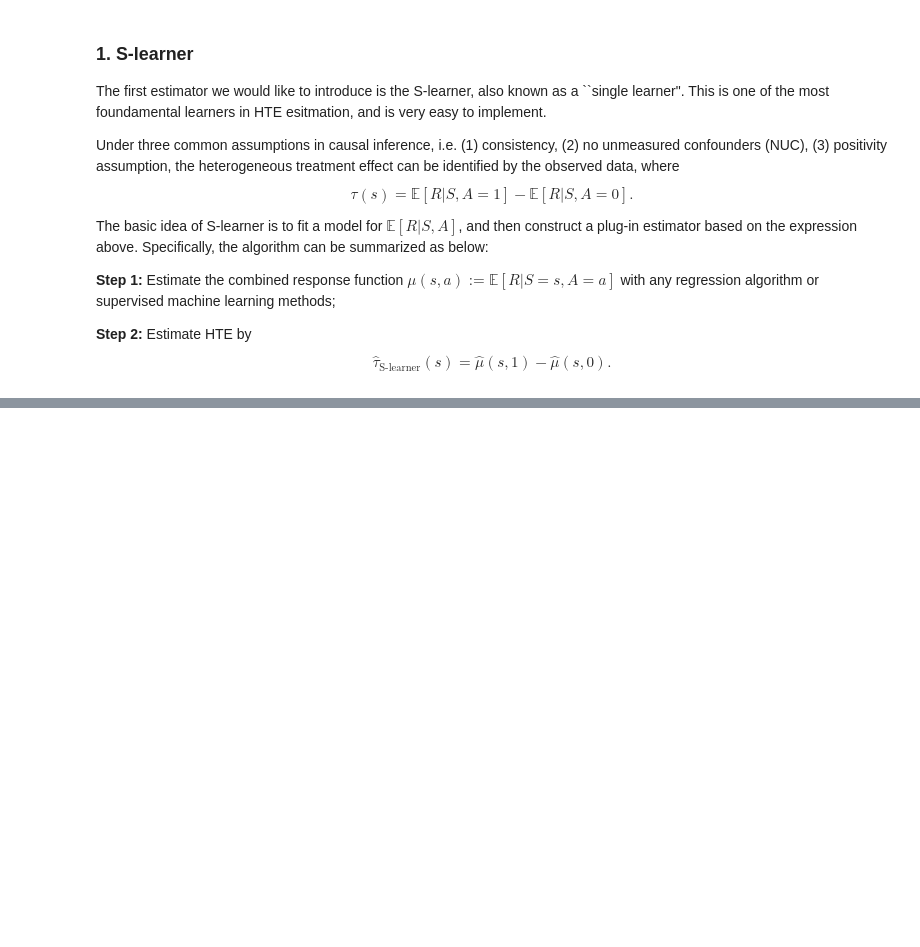
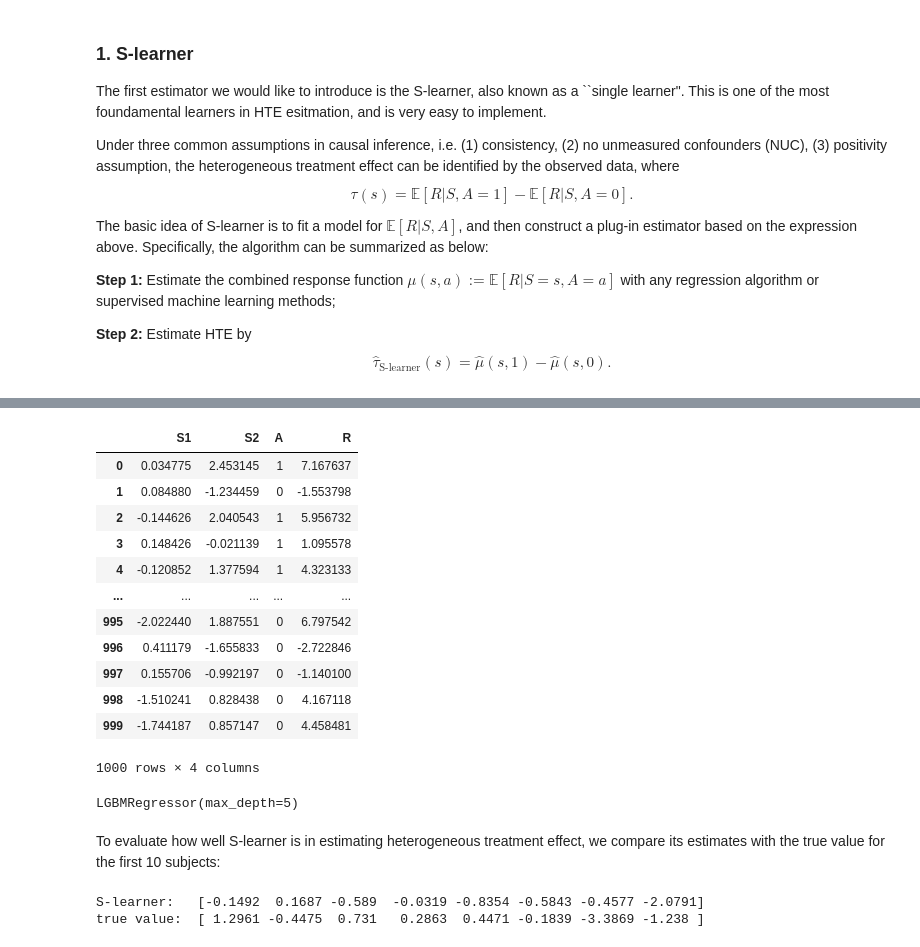
Before and after one commit to CausalDM/Causal-Decision-Making, a Jupyter notebook: _build/jupyter_execute/Causal_Effect_Learning/Scenario 1/HTE.ipynb, the cells around one changed output, grey strips where cells are left out. Drawn from its saved outputs; the diff is of its cells as text; code cells hidden in the pictures; blank space fills up the shorter version.

Commit message:
Update HTE in Causal Effect Learning

```diff
--- a/_build/jupyter_execute/Causal_Effect_Learning/Scenario 1/HTE.ipynb
+++ b/_build/jupyter_execute/Causal_Effect_Learning/Scenario 1/HTE.ipynb
@@ -146,0 +62,27 @@ Q(s,a,\beta) &= \beta_{00}+\beta_{01}*recency+\beta_{02}*history\\
+# %%
+n = 10**3  # sample size in observed data
+n0 = 10**5 # the number of samples used to estimate the true reward distribution by MC
+seed=223
+# %%
+# Get data
+data_behavior = get_data_simulation(n, seed, policy="behavior")
+#data_target = get_data_simulation(n0, seed, policy="target")
+
+# The true expected heterogeneous treatment effect
+HTE_true = get_data_simulation(n, seed, policy="1")['R']-get_data_simulation(n, seed, policy="0")['R']
+# %%
+data_behavior
+# %% [output]
+|  | S1 | S2 | A | R |
+| 0 | 0.034775 | 2.453145 | 1 | 7.167637 |
+| 1 | 0.084880 | -1.234459 | 0 | -1.553798 |
+| 2 | -0.144626 | 2.040543 | 1 | 5.956732 |
+| 3 | 0.148426 | -0.021139 | 1 | 1.095578 |
+| 4 | -0.120852 | 1.377594 | 1 | 4.323133 |
+| ... | ... | ... | ... | ... |
+| 995 | -2.022440 | 1.887551 | 0 | 6.797542 |
+| 996 | 0.411179 | -1.655833 | 0 | -2.722846 |
+| 997 | 0.155706 | -0.992197 | 0 | -1.140100 |
+| 998 | -1.510241 | 0.828438 | 0 | 4.167118 |
+| 999 | -1.744187 | 0.857147 | 0 | 4.458481 |
+1000 rows × 4 columns
@@ -146,0 +91,8 @@ Q(s,a,\beta) &= \beta_{00}+\beta_{01}*recency+\beta_{02}*history\\
+# %%
+# S-learner
+S_learner = LGBMRegressor(max_depth=5)
+#S_learner = LinearRegression()
+#SandA = np.hstack((S.to_numpy(),A.to_numpy().reshape(-1,1)))
+S_learner.fit(SandA, data_behavior['R'])
+# %% [output]
+LGBMRegressor(max_depth=5)
@@ -146,0 +101,8 @@ Q(s,a,\beta) &= \beta_{00}+\beta_{01}*recency+\beta_{02}*history\\
+# %% [markdown]
+To evaluate how well S-learner is in estimating heterogeneous treatment effect, we compare its estimates with the true value for the first 10 subjects:
+# %%
+print("S-learner:  ",HTE_S_learner[0:8])
+print("true value: ",HTE_true[0:8].to_numpy())
+# %% [output]
+S-learner:   [-0.1492  0.1687 -0.589  -0.0319 -0.8354 -0.5843 -0.4577 -2.0791]
+true value:  [ 1.2961 -0.4475  0.731   0.2863  0.4471 -0.1839 -3.3869 -1.238 ]
```
Also changed, not shown: parts of 46 cells of this notebook, 39 other files.
